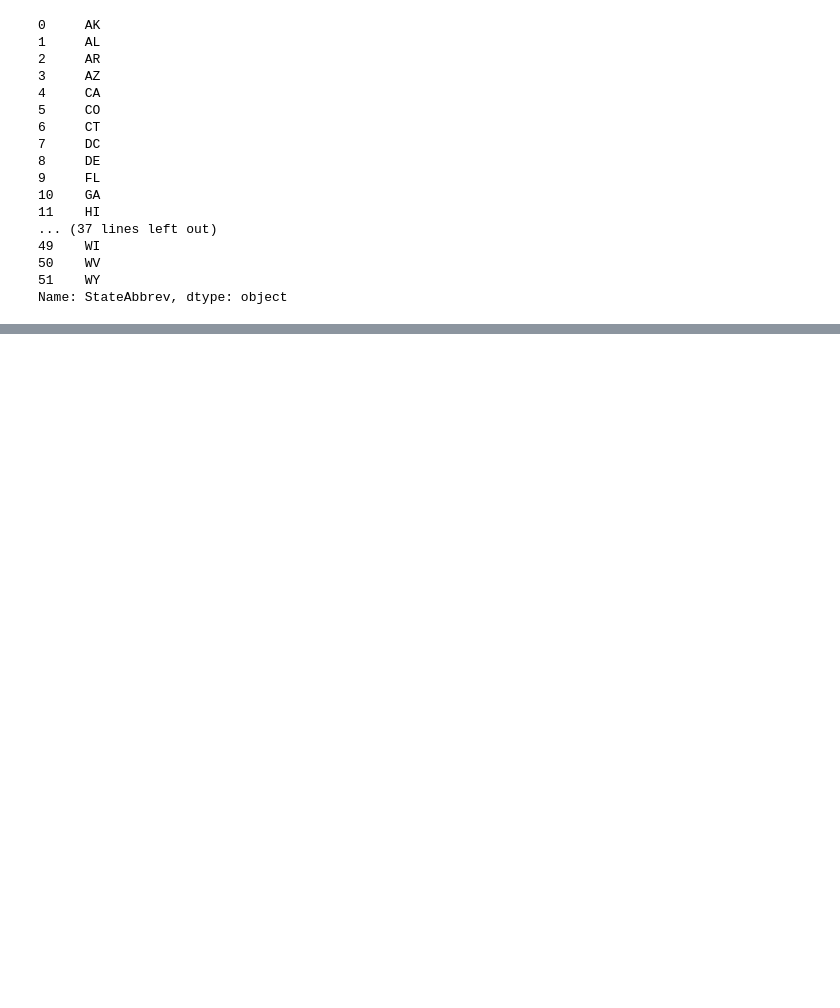
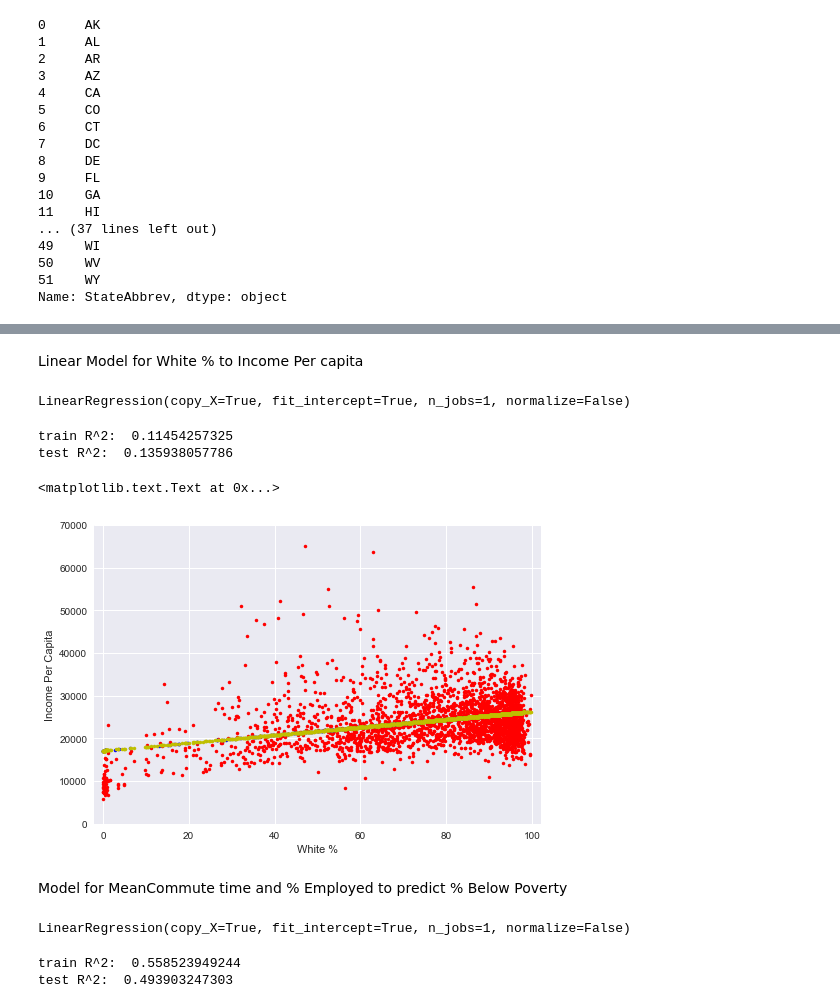
Before and after one commit to zacharyjgs/mlproj1, a Jupyter notebook: Census Data Analysis.ipynb, the cells around one changed output, grey strips where cells are left out. Cells and saved outputs as stored; diff of their text form; code cells hidden in the pictures; blank space fills up the shorter version.

Commit message:
finished linear regressions

```diff
--- a/Census Data Analysis.ipynb
+++ b/Census Data Analysis.ipynb
@@ -264,0 +293,33 @@ py.iplot( fig, filename='us-map' )
+# %% [markdown]
+Linear Model for White % to Income Per capita
+# %%
+train, test = train_test_split(census[['White', 'IncomePerCap']], test_size=0.2)
+train_x1, train_y1 = train[[ 'White']], train[['IncomePerCap']]
+test_x1, test_y1 = test[['White']], test[['IncomePerCap']]
+# %%
+l1 = LinearRegression()
+l1.fit(train_x1, train_y1)
+# %% [output]
+LinearRegression(copy_X=True, fit_intercept=True, n_jobs=1, normalize=False)
+# %%
+y_train_pred = l1.predict(train_x1)
+y_test_pred = l1.predict(test_x1)
+print('train R^2: ',
+      r2_score(train_y1, y_train_pred, multioutput = 'uniform_average'))
+print('test R^2: ',
+      r2_score(test_y1, y_test_pred, multioutput = 'uniform_average'))
+# train_y1['IncomePerCap'].values.astype(float)
+# y_train_pred
+# %% [output]
+train R^2:  0.11454257325
+test R^2:  0.135938057786
+# %%
+plt.plot(train_x1, train_y1, 'r.', test_x1, y_test_pred, 'b.', train_x1, y_train_pred, 'y.')
+plt.axis([-2, 102, 0, 70000])
+plt.xlabel('White %')
+plt.ylabel('Income Per Capita')
+# %% [output]
+<matplotlib.text.Text at 0x...>
+[figure, added]
+# %% [markdown]
+Model for MeanCommute time and % Employed to predict % Below Poverty
@@ -264,0 +331,15 @@ py.iplot( fig, filename='us-map' )
+# %%
+l2 = LinearRegression()
+l2.fit(l2_train_x, l2_train_y)
+# %% [output]
+LinearRegression(copy_X=True, fit_intercept=True, n_jobs=1, normalize=False)
+# %%
+l2_train_y_pred = l2.predict(l2_train_x)
+l2_test_y_pred = l2.predict(l2_test_x)
+print('train R^2: ',
+      r2_score(l2_train_y, l2_train_y_pred, multioutput = 'uniform_average'))
+print('test R^2: ',
+      r2_score(l2_test_y, l2_test_y_pred, multioutput = 'uniform_average'))
+# %% [output]
+train R^2:  0.558523949244
+test R^2:  0.493903247303
```
Also changed, not shown: parts of 21 cells of this notebook.
